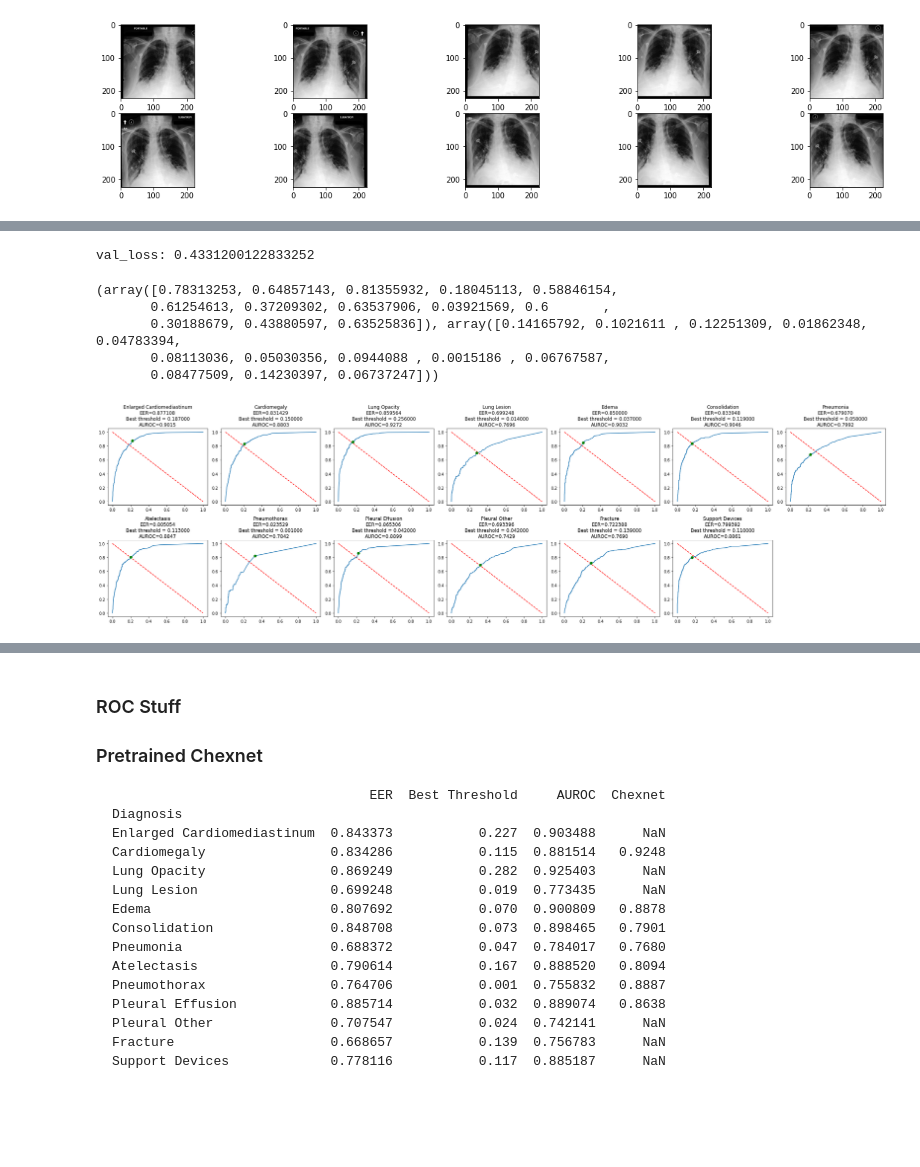
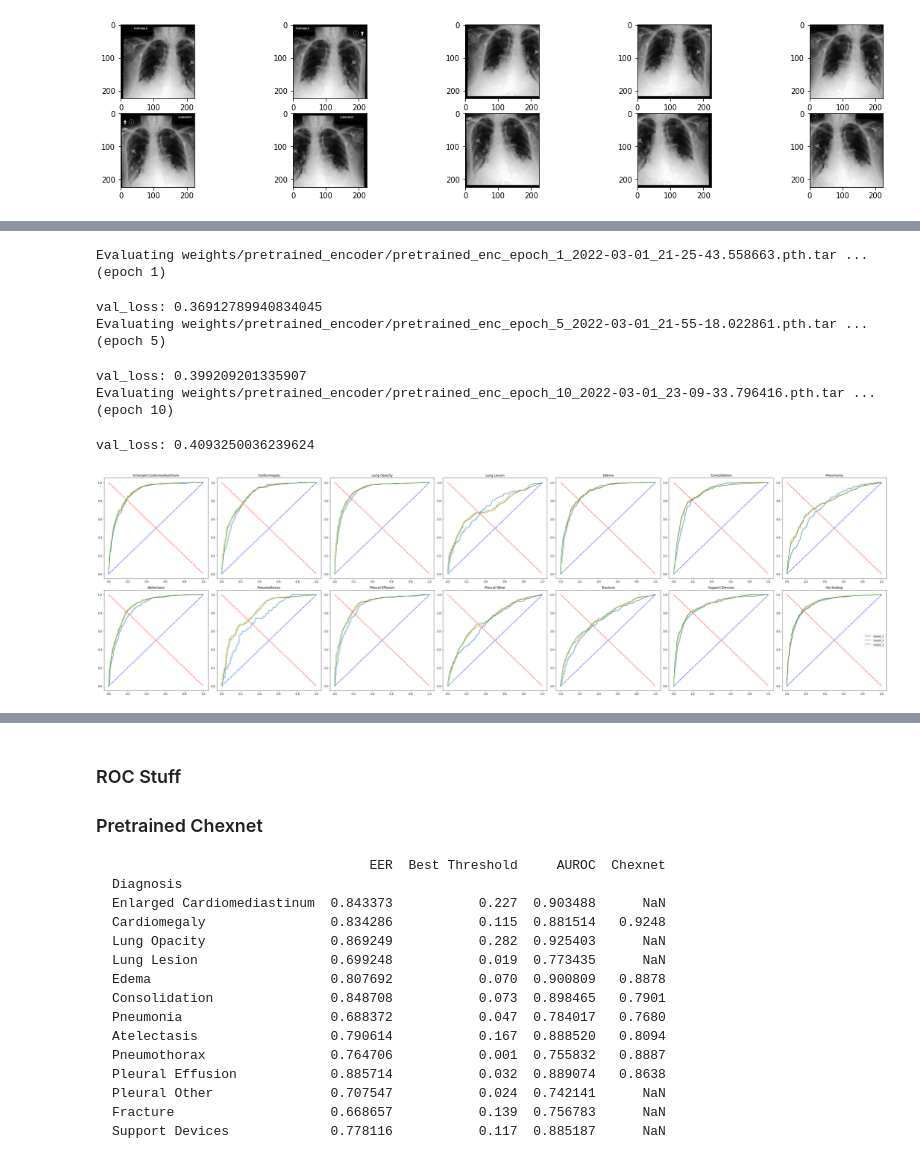
Before and after one commit to pjumruspun/chest-xray-report-gen, a Jupyter notebook: text_generation/pretrain_encoder.ipynb, the cells around one changed output, grey strips where cells are left out. Cells and saved outputs as stored; diff of their text form; code cells hidden in the pictures; blank space fills up the shorter version.

```diff
--- a/text_generation/pretrain_encoder.ipynb
+++ b/text_generation/pretrain_encoder.ipynb
@@ -266,6 +252,6 @@ start from epoch: 9 val_loss: 0.437190443277359
 # %%
 train_loader = DataLoader(
-    MultiLabelDataset('train', transform=generic_transform),
+    MultiLabelDataset('train', transform=train_transform),
     batch_size=8,
     shuffle=False,
     num_workers=0,
@@ -273,12 +259,20 @@ train_loader = DataLoader(
 )
 
 val_loader = DataLoader(
-    MultiLabelDataset('val', transform=generic_transform),
+    MultiLabelDataset('val', transform=evaluate_transform),
     batch_size=8,
     shuffle=False,
     num_workers=0,
     pin_memory=True,
 )
+
+test_loader = DataLoader(
+    MultiLabelDataset('test', transform=evaluate_transform),
+    batch_size=8,
+    shuffle=False,
+    num_workers=0,
+    pin_memory=True,
+)
 # %%
 lrs = []
 train_plot = []
@@ -451,16 +526,19 @@ def plot_roc(val_preds, ground_truth):
-# %%
-val_preds, ground_truth = predict_val(encoder, val_loader, loss_fn)
-# %% [output]
-val_loss: 0.4331200122833252
-# %%
-print(get_tpr_fpr(val_preds, ground_truth, 0.5))
-# %% [output]
-(array([0.78313253, 0.64857143, 0.81355932, 0.18045113, 0.58846154,
-       0.61254613, 0.37209302, 0.63537906, 0.03921569, 0.6       ,
-       0.30188679, 0.43880597, 0.63525836]), array([0.14165792, 0.1021611 , 0.12251309, 0.01862348, 0.04783394,
-       0.08113036, 0.05030356, 0.0944088 , 0.0015186 , 0.06767587,
-       0.08477509, 0.14230397, 0.06737247]))
-# %%
-results_df = plot_roc(val_preds, ground_truth)
-# %% [output]
-[figure, removed]
+# %%
+model_paths = [
+    'weights/pretrained_encoder/pretrained_enc_epoch_1_2022-03-01_21-25-43.558663.pth.tar',
+    # 'weights/pretrained_encoder/pretrained_enc_epoch_2_2022-03-01_21-33-03.324598.pth.tar',
+    # 'weights/pretrained_encoder/pretrained_enc_epoch_3_2022-03-01_21-40-23.618929.pth.tar',
+    # 'weights/pretrained_encoder/pretrained_enc_epoch_4_2022-03-01_21-47-49.833802.pth.tar',
+    'weights/pretrained_encoder/pretrained_enc_epoch_5_2022-03-01_21-55-18.022861.pth.tar',
+    'weights/pretrained_encoder/pretrained_enc_epoch_10_2022-03-01_23-09-33.796416.pth.tar',
+]
+
+result_df = evaluate_models(model_paths)
+# %% [output]
+Evaluating weights/pretrained_encoder/pretrained_enc_epoch_1_2022-03-01_21-25-43.558663.pth.tar ... (epoch 1)
+val_loss: 0.36912789940834045
+Evaluating weights/pretrained_encoder/pretrained_enc_epoch_5_2022-03-01_21-55-18.022861.pth.tar ... (epoch 5)
+val_loss: 0.399209201335907
+Evaluating weights/pretrained_encoder/pretrained_enc_epoch_10_2022-03-01_23-09-33.796416.pth.tar ... (epoch 10)
+val_loss: 0.4093250036239624
+[figure, added]
```
Also changed, not shown: parts of 17 cells of this notebook, 10 other files.
